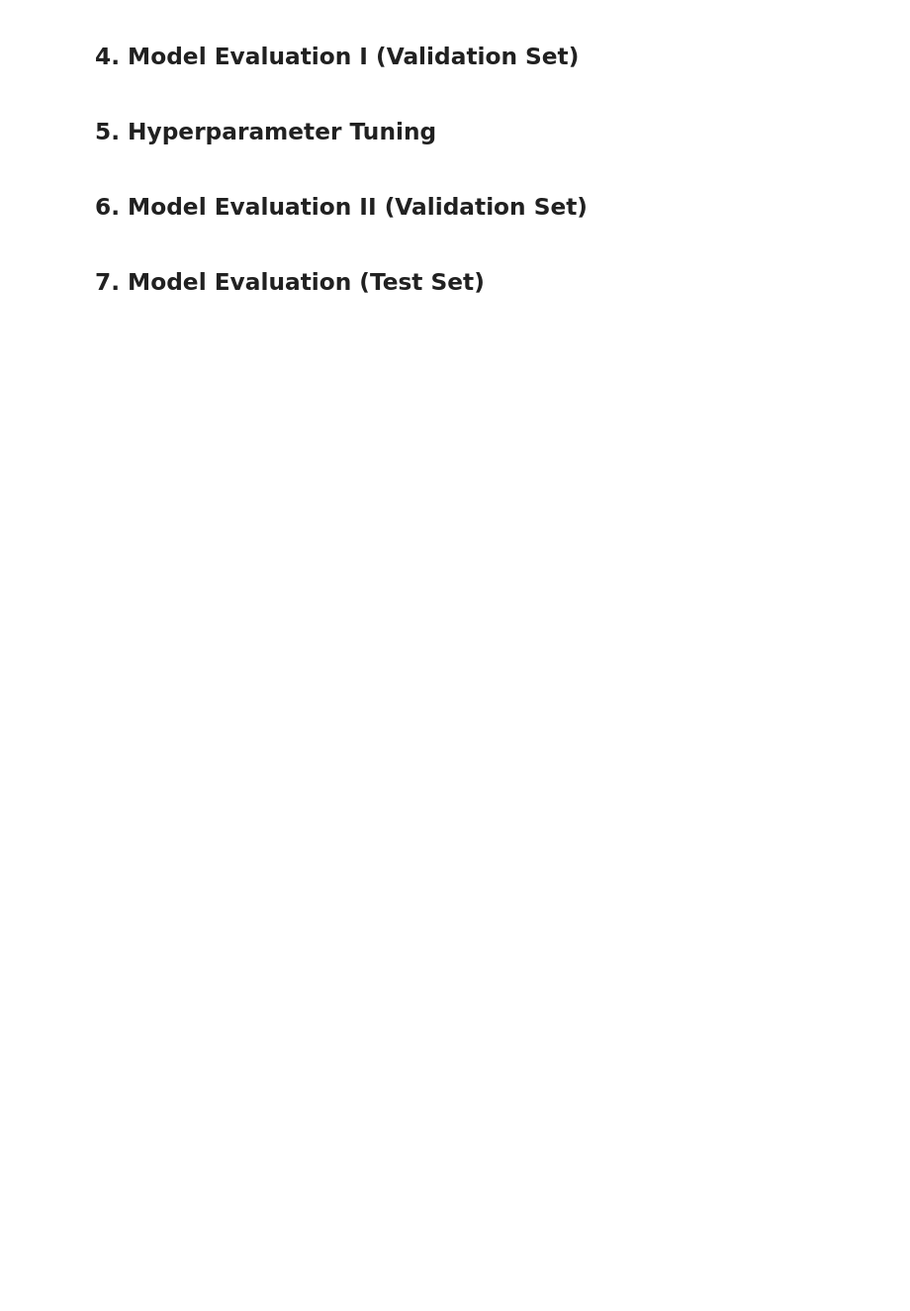
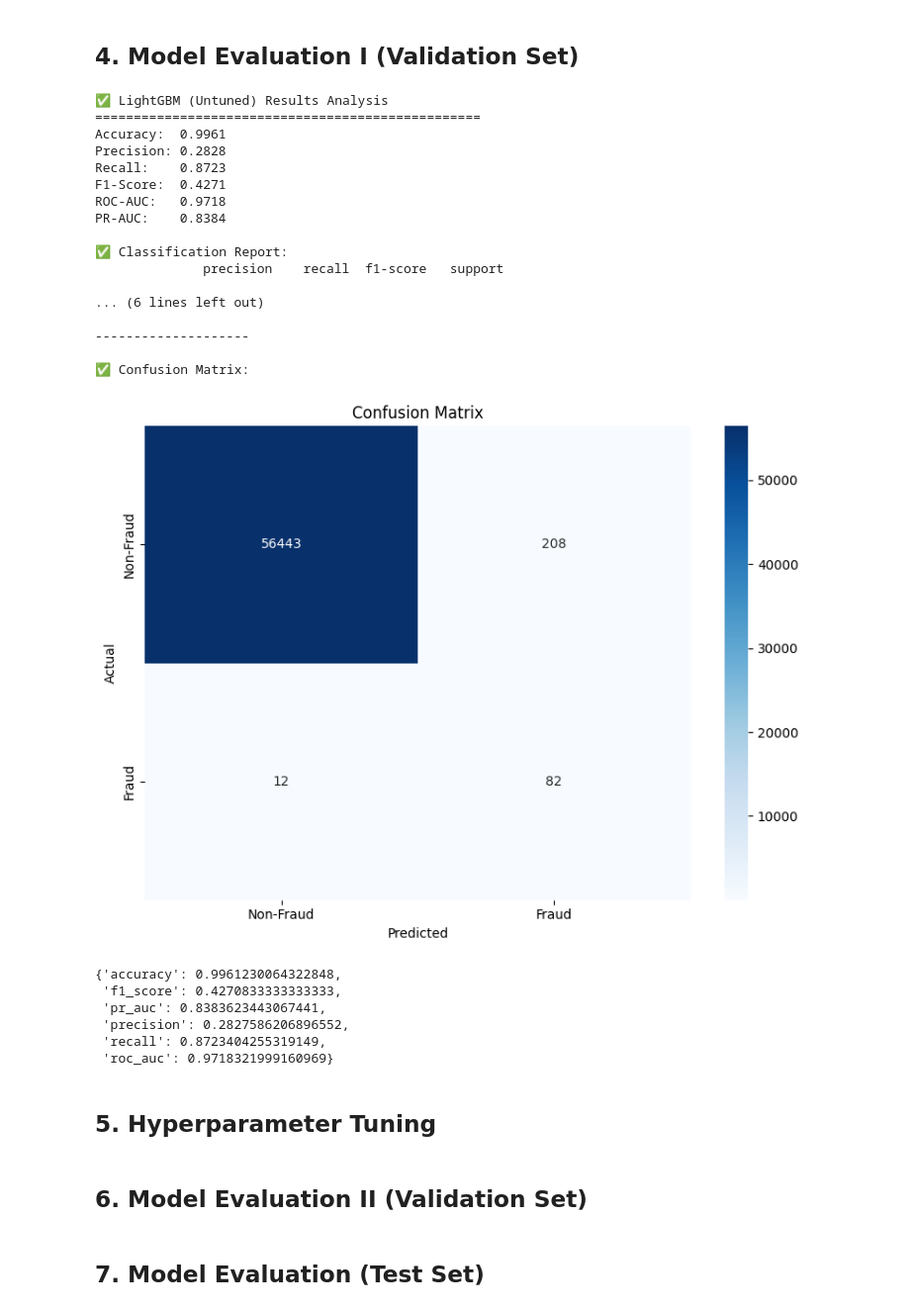
Before and after one commit to luuuneytunes12/Fraud-Detection-ML, a Jupyter notebook: notebooks/03-cwl-lightgbm.ipynb, the cells around one changed output. Shown at 99% size. Drawn from its saved outputs; the diff is of its cells as text; code cells hidden in the pictures; blank space fills up the shorter version.

Commit message:
finished 1st lightgbm

```diff
--- a/notebooks/03-cwl-lightgbm.ipynb
+++ b/notebooks/03-cwl-lightgbm.ipynb
@@ -54,0 +79,14 @@ y_test shape: (56746,)
+# %%
+# - Scaling of Train, Validation, Test Data  -
+from sklearn.preprocessing import StandardScaler
+scaler = StandardScaler().set_output(transform="pandas")
+
+# - Train StandardScaler() based on features in Train Data -
+X_train_scaled = scaler.fit_transform(X_train)
+
+# - Apply Learning to Validation, Test Data -
+X_val_scaled = scaler.transform(X_val)
+X_test_scaled = scaler.transform(X_test)
+
+pd.set_option('display.max_columns', None)
+display(X_train_scaled.describe(), X_val_scaled.describe(), X_test_scaled.describe())
@@ -55,6 +146,18 @@ y_test shape: (56746,)
 # %%
-X_train_resampled, y_train_resampled = dp.ApplySmote.fit_resample(X_train, y_train)
+X_train_resampled, y_train_resampled = dp.ApplySmote.fit_resample(X_train_scaled, y_train)
 # %% [output]
 [figure]
 # %% [markdown]
 ## 3. LightGBM Model Building
+# %%
+lightgbm_params={
+      'objective': 'binary', # objective function: log loss
+      'max_depth': 5,
+      'n_jobs': -1,  # use all CPU Cores
+      'random_state': 42,
+      'device_type': 'cpu', # can adjust to GPU
+
+   }
+
+lightgbm_model = lgb.LGBMClassifier(**lightgbm_params)
+lightgbm_model.fit(X_train_resampled, y_train_resampled)
@@ -61,5 +184,41 @@ X_train_resampled, y_train_resampled = dp.ApplySmote.fit_resample(X_train, y_tra
 # %% [markdown]
 ## 4. Model Evaluation I (Validation Set)
+# %%
+# - Predict class labels -
+y_pred_labels_val= lightgbm_model.predict(X_val_scaled)
+
+y_proba_all = lightgbm_model.predict_proba(X_val_scaled)
+positive_class_proba = y_proba_all[:, 1]
+
+results = ev.ResultsAnalyser.analyze_predictions(y_val, y_pred_labels_val, positive_class_proba, model_name='LightGBM (Untuned)')
+# %% [output]
+✅ LightGBM (Untuned) Results Analysis
+==================================================
+Accuracy:  0.9961
+Precision: 0.2828
+Recall:    0.8723
+F1-Score:  0.4271
+ROC-AUC:   0.9718
+PR-AUC:    0.8384
+
+✅ Classification Report:
+              precision    recall  f1-score   support
+
+... (6 lines left out)
+
+--------------------
+
+✅ Confusion Matrix:
+[figure, added]
+# %%
+pprint(results)
+# %% [output]
+{'accuracy': 0.9961230064322848,
+ 'f1_score': 0.4270833333333333,
+ 'pr_auc': 0.8383623443067441,
+ 'precision': 0.2827586206896552,
+ 'recall': 0.8723404255319149,
+ 'roc_auc': 0.9718321999160969}
 # %% [markdown]
 ## 5. Hyperparameter Tuning
 # %% [markdown]
```
Also changed, not shown: parts of 8 cells of this notebook, 6 other files.
